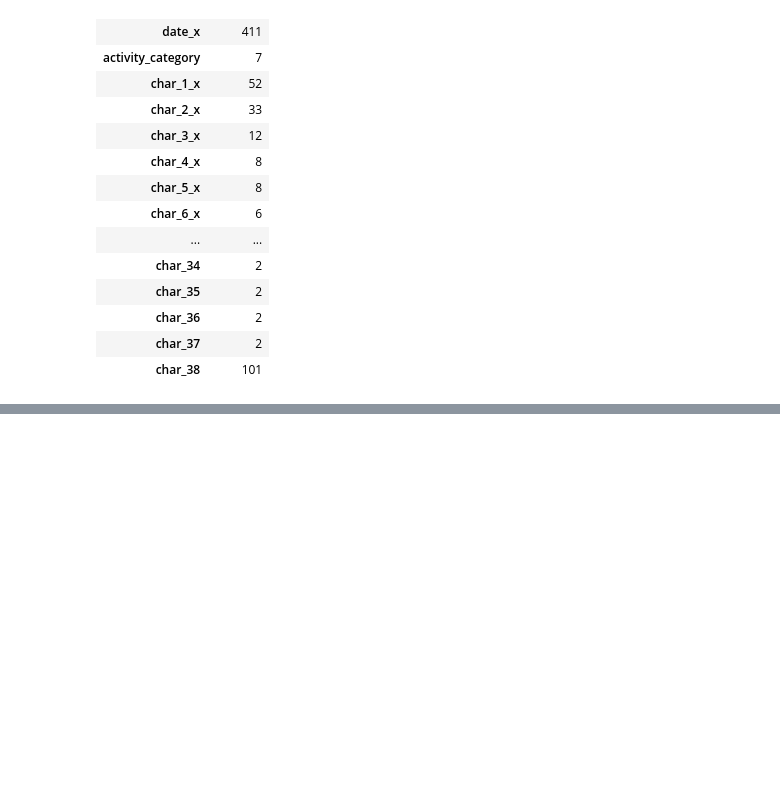
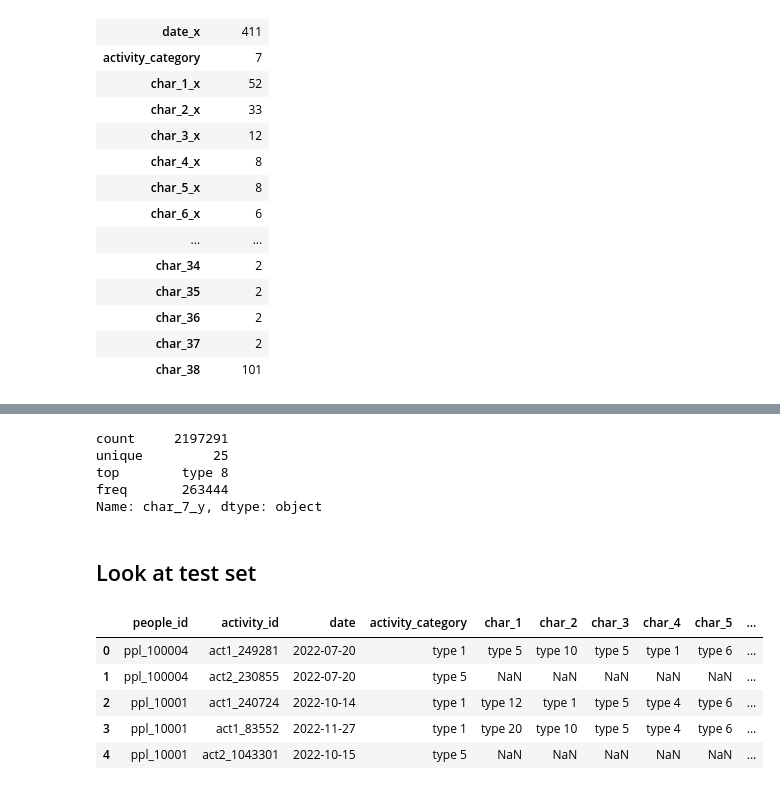
Before and after one commit to sakares/kaggle-redhat, a Jupyter notebook: bossgates-sandbox/sklearn_101.ipynb, the cells around one changed output, grey strips where cells are left out. Drawn from its saved outputs; the diff is of its cells as text; code cells hidden in the pictures; blank space fills up the shorter version.

```diff
--- a/bossgates-sandbox/sklearn_101.ipynb
+++ b/bossgates-sandbox/sklearn_101.ipynb
@@ -155,0 +168,21 @@ pd.DataFrame(summary_merged_df,merged_col)
+# %%
+merged_df['char_7_y'].describe()
+# %% [output]
+count     2197291
+unique         25
+top        type 8
+freq       263444
+Name: char_7_y, dtype: object
+# %% [markdown]
+## Look at test set
+# %%
+test_df = pd.read_csv('act_test.csv')
+# %%
+test_df.head(5)
+# %% [output]
+|  | people_id | activity_id | date | activity_category | char_1 | char_2 | char_3 | char_4 | char_5 | ... |
+| 0 | ppl_100004 | act1_249281 | 2022-07-20 | type 1 | type 5 | type 10 | type 5 | type 1 | type 6 | ... |
+| 1 | ppl_100004 | act2_230855 | 2022-07-20 | type 5 | NaN | NaN | NaN | NaN | NaN | ... |
+| 2 | ppl_10001 | act1_240724 | 2022-10-14 | type 1 | type 12 | type 1 | type 5 | type 4 | type 6 | ... |
+| 3 | ppl_10001 | act1_83552 | 2022-11-27 | type 1 | type 20 | type 10 | type 5 | type 4 | type 6 | ... |
+| 4 | ppl_10001 | act2_1043301 | 2022-10-15 | type 5 | NaN | NaN | NaN | NaN | NaN | ... |
```
Also changed, not shown: parts of 11 cells of this notebook.
